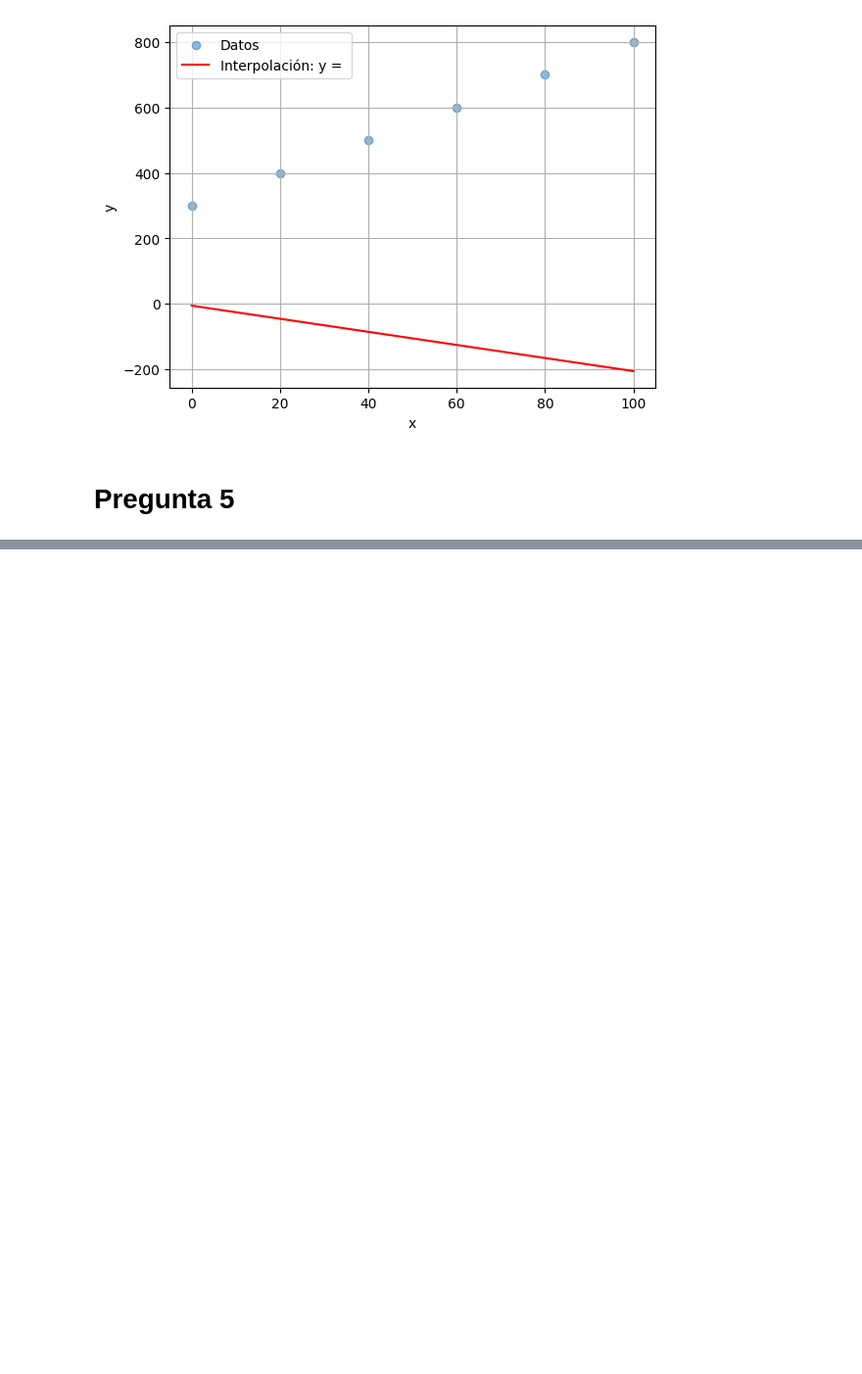
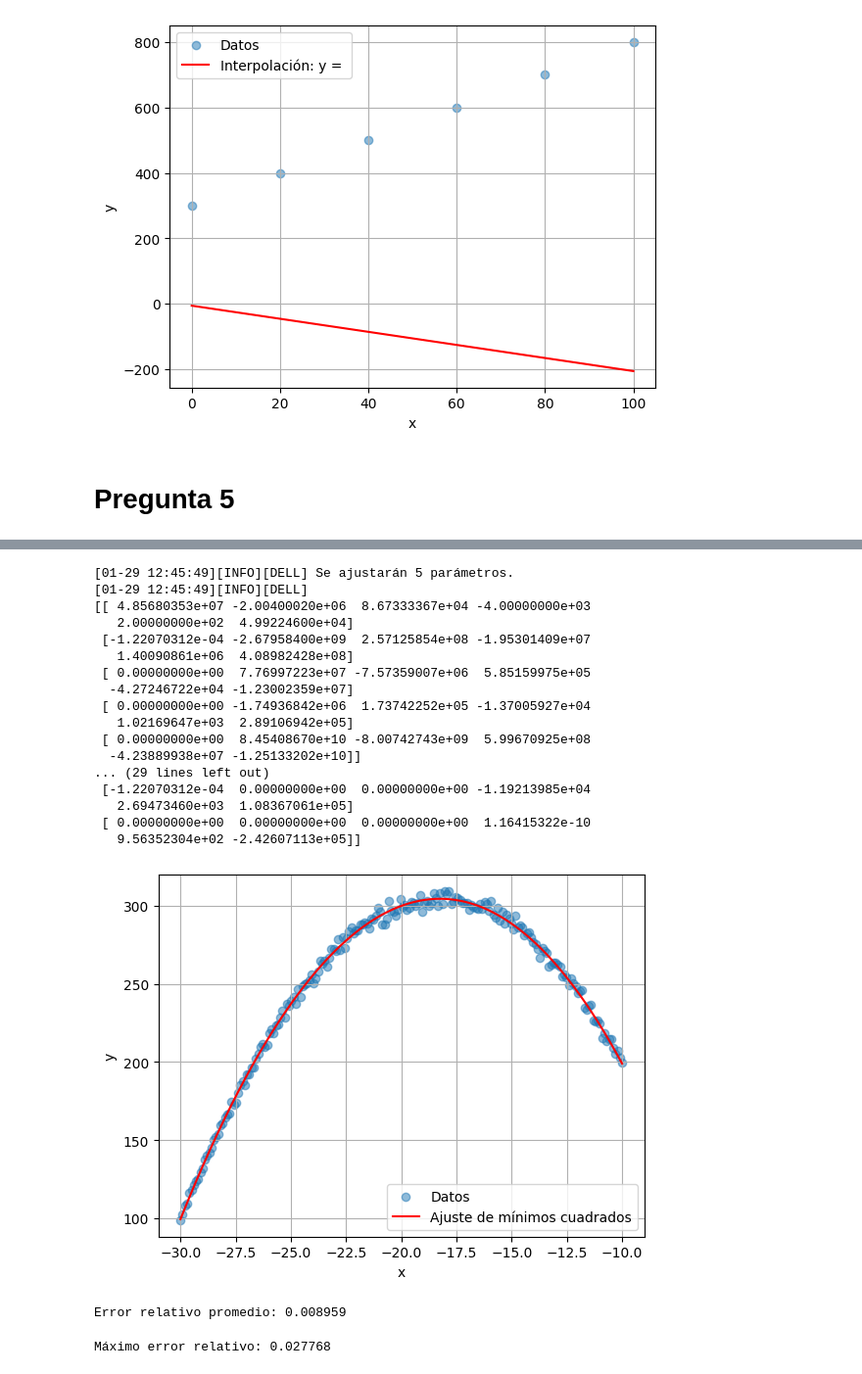
Before and after one commit to keyaru18/MN-examen-02, a Jupyter notebook: p5_interpolacion.ipynb, the cells around one changed output, grey strips where cells are left out. Shown at 98% size. Cells and saved outputs as stored; diff of their text form; code cells hidden in the pictures; blank space fills up the shorter version.

Commit message:
:sparkles: Resolver pregunta 5

```diff
--- a/p5_interpolacion.ipynb
+++ b/p5_interpolacion.ipynb
@@ -110,23 +110,3 @@ plt.show()
 [figure]
 # %% [markdown]
 # Pregunta 5
-# %%
-#grafica de la funcion
-import numpy as np
-import matplotlib.pyplot as plt
-
-def f(x):
-    # La función que queremos resolver: x^3 - 3x^2 + x - 1
-    return x**5 + (5.25*x**4) + (4.125*x**3) - (9.125*x**2) - (14.625*x) - 5.625
-x = np.linspace(-6, 2, 400)
-y = f(x)
-plt.plot(x, y, label='f(x)')
-plt.axhline(0, color='black', lw=0.5, ls='--')
-plt.axvline(0, color='black', lw=0.5, ls='--')
-plt.title('Gráfica de la función f(x)')
-plt.xlabel('x')
-plt.ylabel('f(x)')
-plt.ylim(-50, 50)
-plt.grid()
-plt.legend()
-plt.show()
@@ -155,0 +208,51 @@ Raiz 3 = 1.5
+# %%
+# graficar la función de aproximación con los datos dados
+import matplotlib.pyplot as plt
+import numpy as np
+
+mis_derivadas = [der_parcial_4, der_parcial_3, der_parcial_2, der_parcial_1, der_parcial_0]
+coef = ajustar_min_cuadrados(x, y, gradiente=mis_derivadas)
+x_suave = np.linspace(min(x), max(x), 500)
+y_suave = np.polyval(coef, x_suave)
+
+plt.scatter(x, y, alpha=0.5, label="Datos")
+plt.plot(x_suave, y_suave, "r-", label="Ajuste de mínimos cuadrados")
+plt.xlabel("x")
+plt.ylabel("y")
+plt.legend()
+plt.grid(True)
+plt.show()
+# %% [output]
+[01-29 12:45:49][INFO][DELL] Se ajustarán 5 parámetros.
+[01-29 12:45:49][INFO][DELL]
+[[ 4.85680353e+07 -2.00400020e+06  8.67333367e+04 -4.00000000e+03
+   2.00000000e+02  4.99224600e+04]
+ [-1.22070312e-04 -2.67958400e+09  2.57125854e+08 -1.95301409e+07
+   1.40090861e+06  4.08982428e+08]
+ [ 0.00000000e+00  7.76997223e+07 -7.57359007e+06  5.85159975e+05
+  -4.27246722e+04 -1.23002359e+07]
+ [ 0.00000000e+00 -1.74936842e+06  1.73742252e+05 -1.37005927e+04
+   1.02169647e+03  2.89106942e+05]
+ [ 0.00000000e+00  8.45408670e+10 -8.00742743e+09  5.99670925e+08
+  -4.23889938e+07 -1.25133202e+10]]
+... (29 lines left out)
+ [-1.22070312e-04  0.00000000e+00  0.00000000e+00 -1.19213985e+04
+   2.69473460e+03  1.08367061e+05]
+ [ 0.00000000e+00  0.00000000e+00  0.00000000e+00  1.16415322e-10
+   9.56352304e+02 -2.42607113e+05]]
+[figure, added]
+# %%
+# ¿Cuál es el error relativo promedio?
+y_pred = np.polyval(coef, x)
+errores_relativos = np.abs((y - y_pred) / y)
+error_relativo_promedio = np.mean(errores_relativos)
+print(f"Error relativo promedio: {error_relativo_promedio:.6f}")
+# %% [output]
+Error relativo promedio: 0.008959
+# %%
+# ¿Cuál es el máximo error relativo obtenido?
+errores_relativos = np.abs((y - y_pred) / y)
+max_error_relativo = np.max(errores_relativos)
+print(f"Máximo error relativo: {max_error_relativo:.6f}")
+# %% [output]
+Máximo error relativo: 0.027768
```
Also changed, not shown: parts of 5 cells of this notebook.
